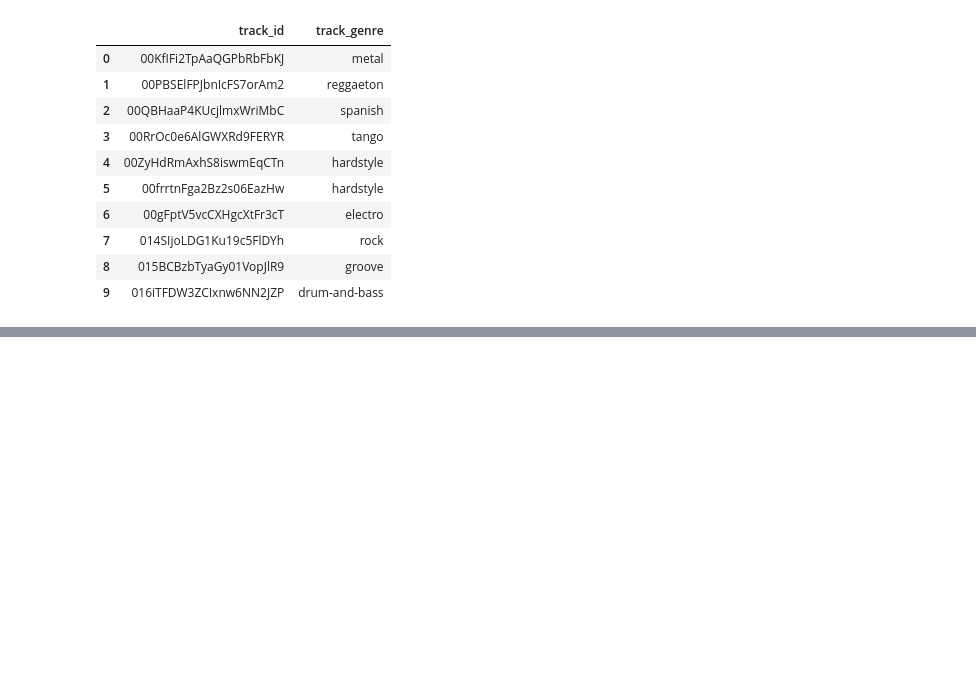
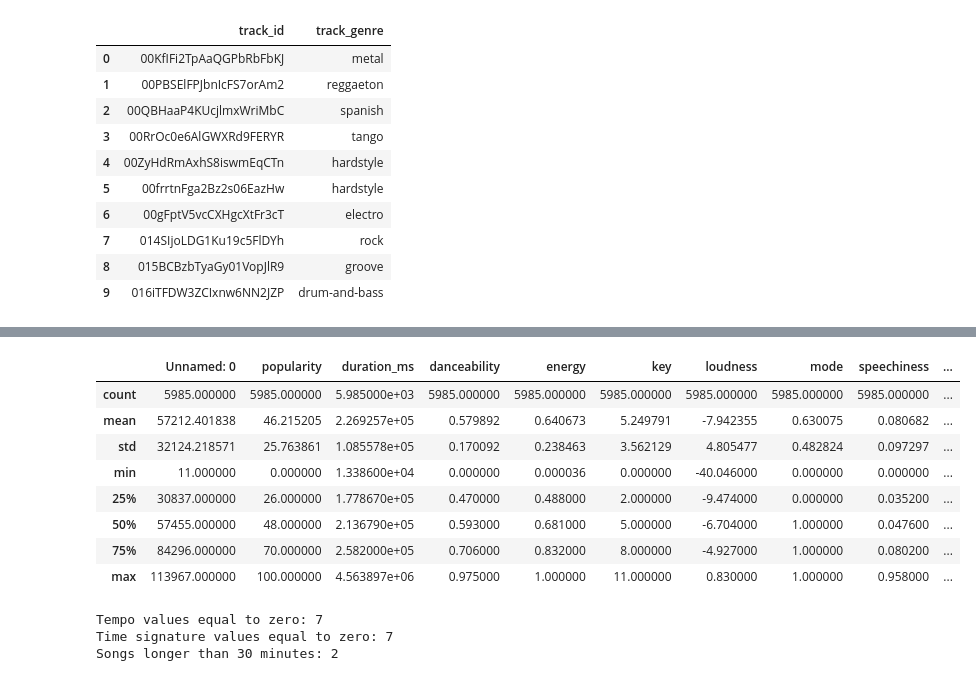
Before and after one commit to aswathy325/Music-Recommendation-ML-Project, a Jupyter notebook: NOTEBOOK/MUSIC_RECOMMENDATION.ipynb, the cells around one changed output, grey strips where cells are left out. Saved outputs shown, nothing was run; the diff lists cells and outputs as text; code cells hidden in the pictures; blank space fills up the shorter version.

```diff
--- a/NOTEBOOK/MUSIC_RECOMMENDATION.ipynb
+++ b/NOTEBOOK/MUSIC_RECOMMENDATION.ipynb
@@ -334,0 +403,20 @@ genre_mapping.head(10)
+# %%
+cleaned_data.describe()
+# %% [output]
+|  | Unnamed: 0 | popularity | duration_ms | danceability | energy | key | loudness | mode | speechiness | ... |
+| count | 5985.000000 | 5985.000000 | 5.985000e+03 | 5985.000000 | 5985.000000 | 5985.000000 | 5985.000000 | 5985.000000 | 5985.000000 | ... |
+| mean | 57212.401838 | 46.215205 | 2.269257e+05 | 0.579892 | 0.640673 | 5.249791 | -7.942355 | 0.630075 | 0.080682 | ... |
+| std | 32124.218571 | 25.763861 | 1.085578e+05 | 0.170092 | 0.238463 | 3.562129 | 4.805477 | 0.482824 | 0.097297 | ... |
+| min | 11.000000 | 0.000000 | 1.338600e+04 | 0.000000 | 0.000036 | 0.000000 | -40.046000 | 0.000000 | 0.000000 | ... |
+| 25% | 30837.000000 | 26.000000 | 1.778670e+05 | 0.470000 | 0.488000 | 2.000000 | -9.474000 | 0.000000 | 0.035200 | ... |
+| 50% | 57455.000000 | 48.000000 | 2.136790e+05 | 0.593000 | 0.681000 | 5.000000 | -6.704000 | 1.000000 | 0.047600 | ... |
+| 75% | 84296.000000 | 70.000000 | 2.582000e+05 | 0.706000 | 0.832000 | 8.000000 | -4.927000 | 1.000000 | 0.080200 | ... |
+| max | 113967.000000 | 100.000000 | 4.563897e+06 | 0.975000 | 1.000000 | 11.000000 | 0.830000 | 1.000000 | 0.958000 | ... |
+# %%
+print("Tempo values equal to zero:",(cleaned_data['tempo'] == 0).sum())
+print("Time signature values equal to zero:",(cleaned_data['time_signature'] == 0).sum())
+print("Songs longer than 30 minutes:",(cleaned_data['duration_ms'] > 1800000).sum())
+# %% [output]
+Tempo values equal to zero: 7
+Time signature values equal to zero: 7
+Songs longer than 30 minutes: 2
```
Also changed, not shown: parts of 11 cells of this notebook.
